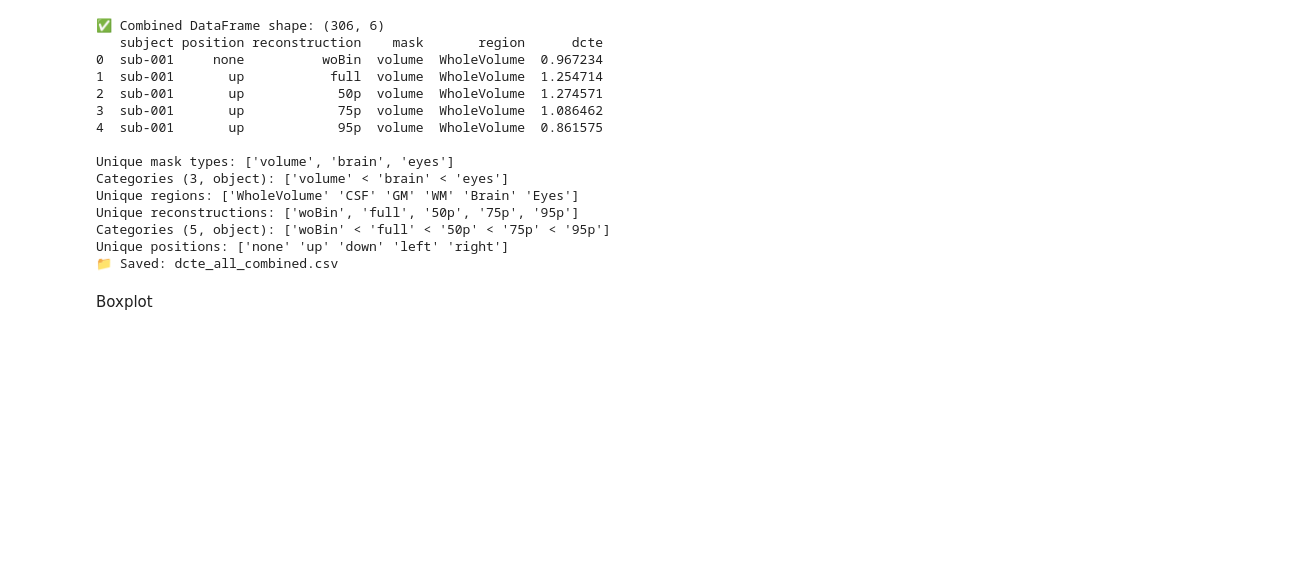
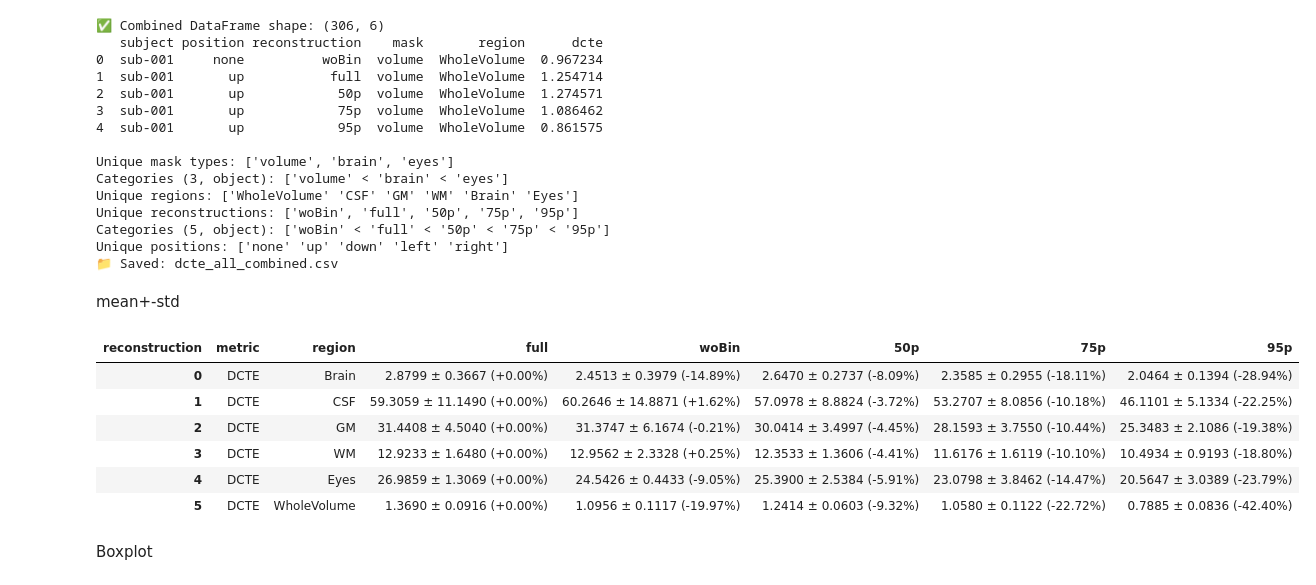
Before and after one commit to MattechLab/MR-EyeTrack, a Jupyter notebook: analysis/comparison/dcte/dcte.ipynb, the cells around one changed output. Drawn from its saved outputs; the diff is of its cells as text; code cells hidden in the pictures; blank space fills up the shorter version.

```diff
--- a/analysis/comparison/dcte/dcte.ipynb
+++ b/analysis/comparison/dcte/dcte.ipynb
@@ -721,6 +721,63 @@ Unique reconstructions: ['woBin', 'full', '50p', '75p', '95p']
 Categories (5, object): ['woBin' < 'full' < '50p' < '75p' < '95p']
 Unique positions: ['none' 'up' 'down' 'left' 'right']
 📁 Saved: dcte_all_combined.csv
+# %% [markdown]
+mean+-std
+# %%
+import pandas as pd
+
+# === Load data ===
+df_all = pd.read_csv("dcte_all_combined.csv")
+
+# Compute mean and std across subjects and positions
+summary = df_all.groupby(['mask', 'region', 'reconstruction'])['dcte'] \
+                .agg(['mean', 'std']).reset_index()
+
+# Compute percent change relative to 'full'
+full_means = summary[summary['reconstruction'] == 'full'][['mask', 'region', 'mean']]
+full_means.rename(columns={'mean': 'mean_full'}, inplace=True)
+
+# Merge to attach full reference per mask/region
+summary = summary.merge(full_means, on=['mask', 'region'])
+summary['perc_change'] = (summary['mean'] - summary['mean_full']) / summary['mean_full'] * 100
+
+# Create formatted column with mean ± std (percent_change)
+summary['formatted'] = summary.apply(
+    lambda row: f"{row['mean']:.4f} ± {row['std']:.4f} ({row['perc_change']:+.2f}%)",
+    axis=1
+)
+
+# Pivot table to have reconstructions as columns
+summary_table = summary.pivot(
+    index=['mask', 'region'],
+    columns='reconstruction',
+    values='formatted'
+).reset_index()
+
+# Optional: reorder columns if all exist
+cols = ['mask', 'region', 'full', 'woBin', '50p', '75p', '95p']
+summary_table = summary_table[[c for c in cols if c in summary_table.columns]]
+
+# Add metric column and remove 'mask'
+summary_table.insert(0, 'metric', 'DCTE')
+if 'mask' in summary_table.columns:
+    summary_table = summary_table.drop(columns=['mask'])
+
+# Display neatly
+pd.set_option('display.max_colwidth', None)
+
+# Save table as csv
+summary_table.to_csv("dcte_summary_table.csv", index=False)
+
+summary_table
+# %% [output]
+| reconstruction | metric | region | full | woBin | 50p | 75p | 95p |
+| 0 | DCTE | Brain | 2.8799 ± 0.3667 (+0.00%) | 2.4513 ± 0.3979 (-14.89%) | 2.6470 ± 0.2737 (-8.09%) | 2.3585 ± 0.2955 (-18.11%) | 2.0464 ± 0.1394 (-28.94%) |
+| 1 | DCTE | CSF | 59.3059 ± 11.1490 (+0.00%) | 60.2646 ± 14.8871 (+1.62%) | 57.0978 ± 8.8824 (-3.72%) | 53.2707 ± 8.0856 (-10.18%) | 46.1101 ± 5.1334 (-22.25%) |
+| 2 | DCTE | GM | 31.4408 ± 4.5040 (+0.00%) | 31.3747 ± 6.1674 (-0.21%) | 30.0414 ± 3.4997 (-4.45%) | 28.1593 ± 3.7550 (-10.44%) | 25.3483 ± 2.1086 (-19.38%) |
+| 3 | DCTE | WM | 12.9233 ± 1.6480 (+0.00%) | 12.9562 ± 2.3328 (+0.25%) | 12.3533 ± 1.3606 (-4.41%) | 11.6176 ± 1.6119 (-10.10%) | 10.4934 ± 0.9193 (-18.80%) |
+| 4 | DCTE | Eyes | 26.9859 ± 1.3069 (+0.00%) | 24.5426 ± 0.4433 (-9.05%) | 25.3900 ± 2.5384 (-5.91%) | 23.0798 ± 3.8462 (-14.47%) | 20.5647 ± 3.0389 (-23.79%) |
+| 5 | DCTE | WholeVolume | 1.3690 ± 0.0916 (+0.00%) | 1.0956 ± 0.1117 (-19.97%) | 1.2414 ± 0.0603 (-9.32%) | 1.0580 ± 0.1122 (-22.72%) | 0.7885 ± 0.0836 (-42.40%) |
 # %% [markdown]
 Boxplot
 # %%
```
Also changed, not shown: 7 other files.
